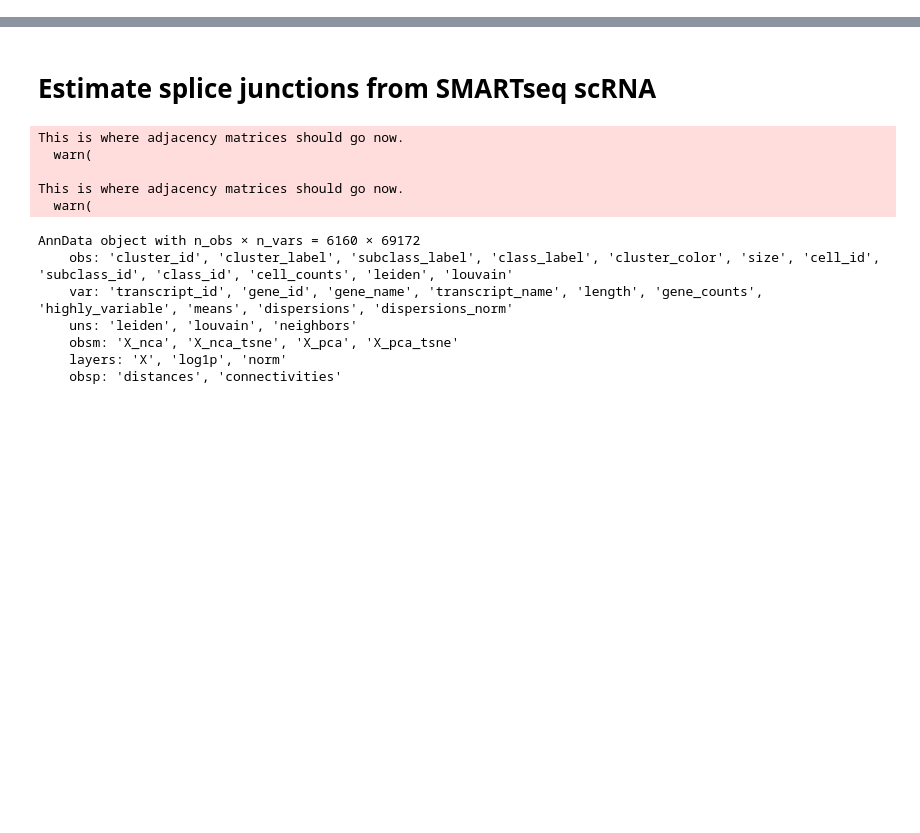
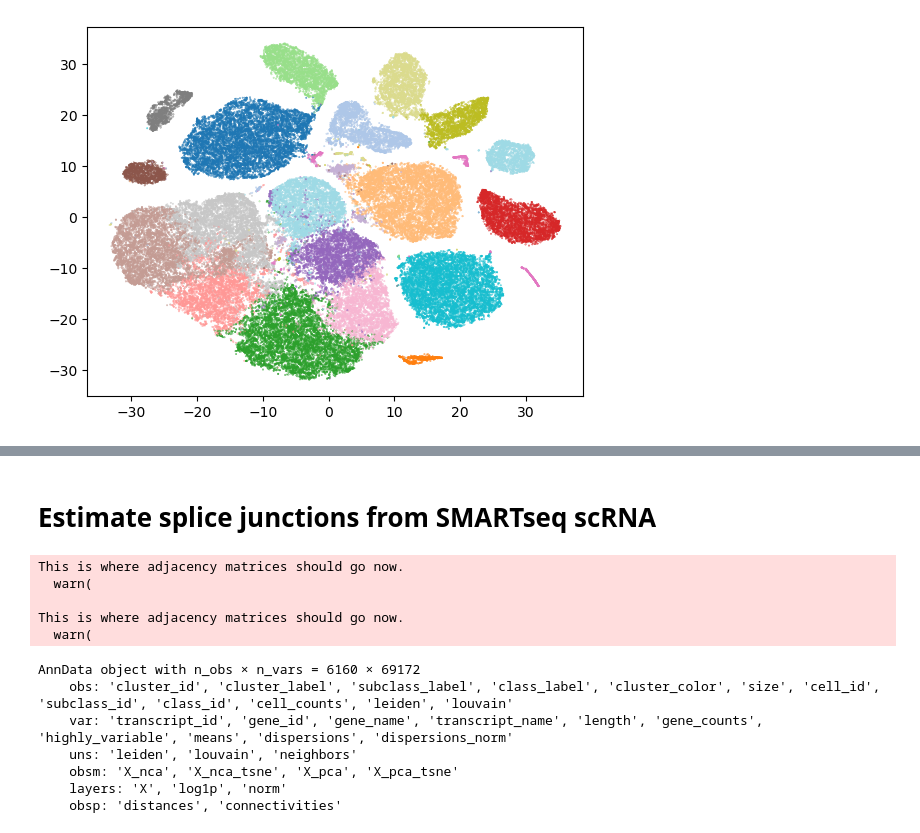
Before and after one commit to dmnburrows/deepNN_splice, a Jupyter notebook: data_process.ipynb, the cells around one changed output, grey strips where cells are left out. Drawn from its saved outputs; the diff is of its cells as text; code cells hidden in the pictures; blank space fills up the shorter version.

```diff
--- a/data_process.ipynb
+++ b/data_process.ipynb
@@ -103,0 +139,10 @@ KeyError: 'cell_id'
+# %%
+#atac
+#==============
+atac_df = pd.read_csv('/cndd/Public_Datasets/BICCN/BICCN_minibrain_data/data_freeze/snmc_and_snatac/study/atac/ATAC.cell_tidy_data.csv.gz', sep=',', index_col=0)
+len(atac_df)
+prac = atac_df
+plt.scatter(prac['tsne_0'], prac['tsne_1'], s=0.1, cmap='tab20', c=prac['cluster'])
+plt.show()
+# %% [output]
+[figure, added]
```
Also changed, not shown: parts of 24 cells of this notebook, 6 other files.
